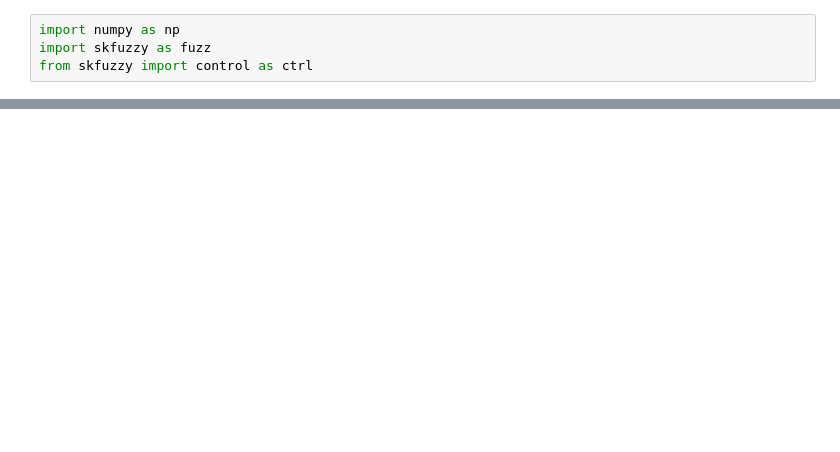
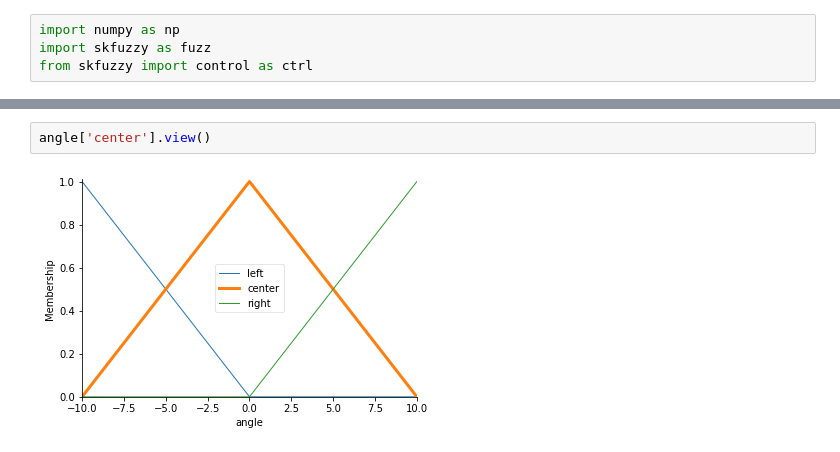
Before and after one commit to parthnvaswani/AI_LABS, a Jupyter notebook: Lab8_14-10-20/Lab8.ipynb, the cells around one changed output, grey strips where cells are left out. Saved outputs shown, nothing was run; the diff lists cells and outputs as text; blank space fills up the shorter version.

```diff
--- a/Lab8_14-10-20/Lab8.ipynb
+++ b/Lab8_14-10-20/Lab8.ipynb
@@ -28,0 +24,4 @@ None
+# %%
+angle['center'].view()
+# %% [output]
+[figure, added]
```
Also changed, not shown: parts of 8 cells of this notebook.
